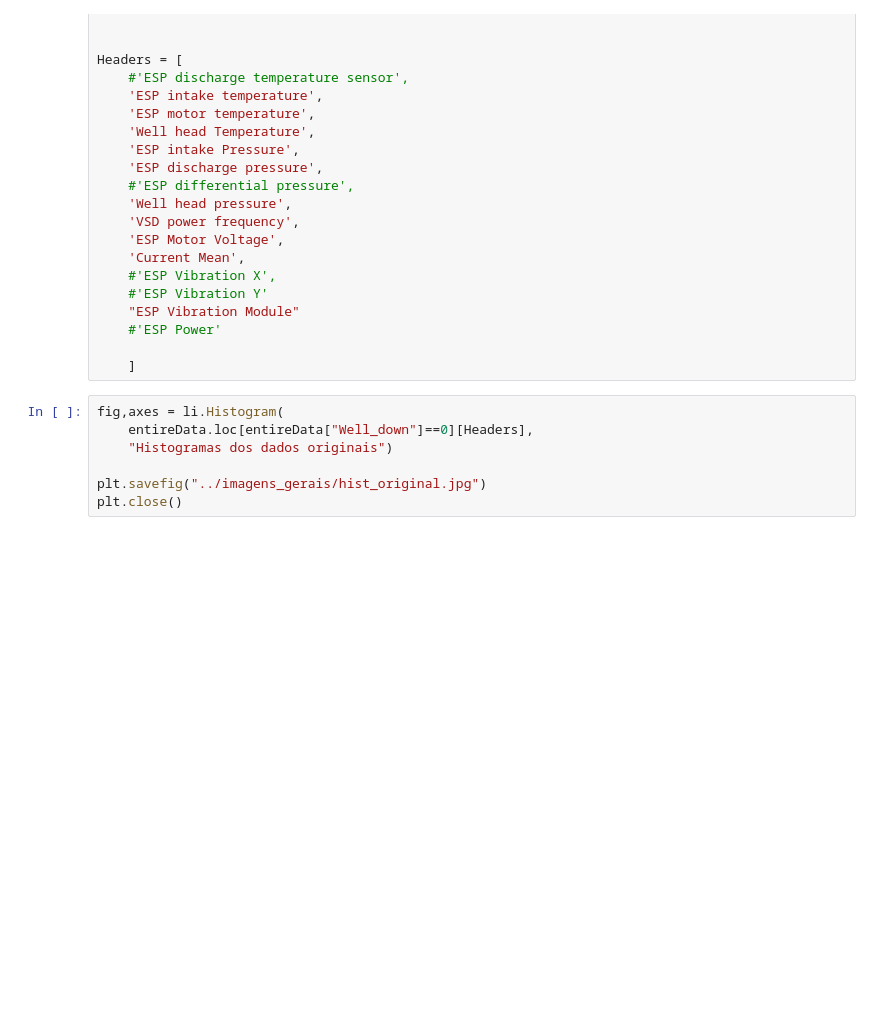
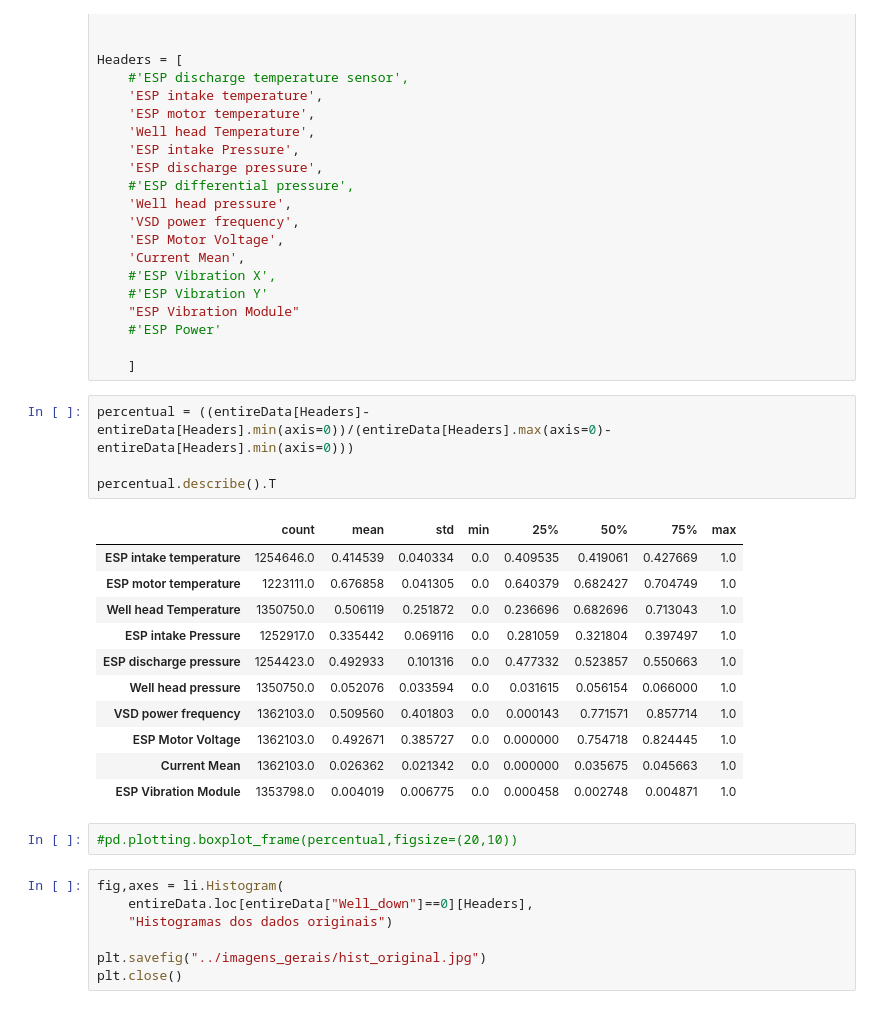
Before and after one commit to RL2-SP3/LISSA, a Jupyter notebook: examples/pump_data_cleaning.ipynb, the cells around one changed output. Saved outputs shown, nothing was run; the diff lists cells and outputs as text; blank space fills up the shorter version.

```diff
--- a/examples/pump_data_cleaning.ipynb
+++ b/examples/pump_data_cleaning.ipynb
@@ -196,6 +196,24 @@ Headers = [
     #'ESP Power'
 
     ]
+# %%
+percentual = ((entireData[Headers]-entireData[Headers].min(axis=0))/(entireData[Headers].max(axis=0)-entireData[Headers].min(axis=0)))
+
+percentual.describe().T
+# %% [output]
+|  | count | mean | std | min | 25% | 50% | 75% | max |
+| ESP intake temperature | 1254646.0 | 0.414539 | 0.040334 | 0.0 | 0.409535 | 0.419061 | 0.427669 | 1.0 |
+| ESP motor temperature | 1223111.0 | 0.676858 | 0.041305 | 0.0 | 0.640379 | 0.682427 | 0.704749 | 1.0 |
+| Well head Temperature | 1350750.0 | 0.506119 | 0.251872 | 0.0 | 0.236696 | 0.682696 | 0.713043 | 1.0 |
+| ESP intake Pressure | 1252917.0 | 0.335442 | 0.069116 | 0.0 | 0.281059 | 0.321804 | 0.397497 | 1.0 |
+| ESP discharge pressure | 1254423.0 | 0.492933 | 0.101316 | 0.0 | 0.477332 | 0.523857 | 0.550663 | 1.0 |
+| Well head pressure | 1350750.0 | 0.052076 | 0.033594 | 0.0 | 0.031615 | 0.056154 | 0.066000 | 1.0 |
+| VSD power frequency | 1362103.0 | 0.509560 | 0.401803 | 0.0 | 0.000143 | 0.771571 | 0.857714 | 1.0 |
+| ESP Motor Voltage | 1362103.0 | 0.492671 | 0.385727 | 0.0 | 0.000000 | 0.754718 | 0.824445 | 1.0 |
+| Current Mean | 1362103.0 | 0.026362 | 0.021342 | 0.0 | 0.000000 | 0.035675 | 0.045663 | 1.0 |
+| ESP Vibration Module | 1353798.0 | 0.004019 | 0.006775 | 0.0 | 0.000458 | 0.002748 | 0.004871 | 1.0 |
+# %%
+#pd.plotting.boxplot_frame(percentual,figsize=(20,10))
 # %%
 fig,axes = li.Histogram(
     entireData.loc[entireData["Well_down"]==0][Headers],
```
